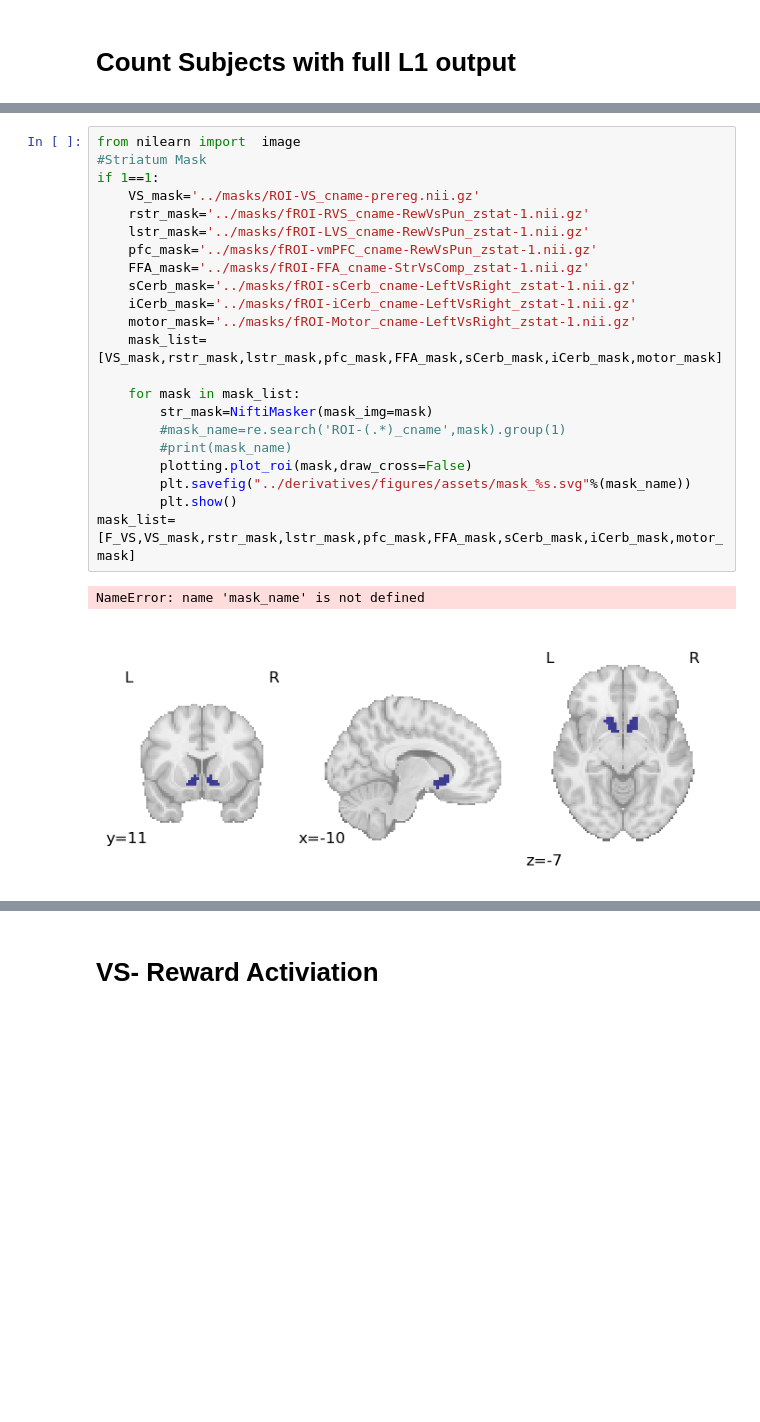
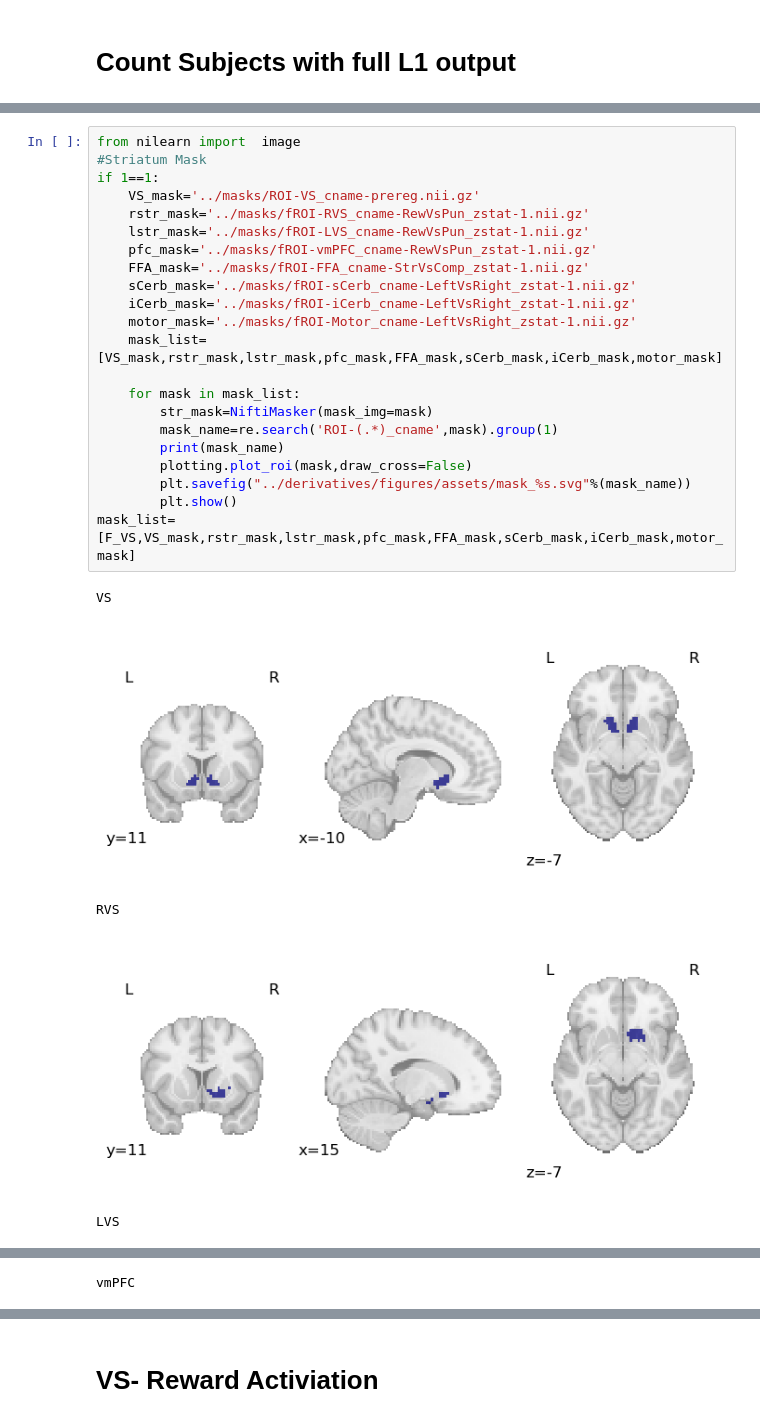
Before and after one commit to DVS-Lab/rf1-mbme-pilot, a Jupyter notebook: code/Zstat_analysis&figures.ipynb, the cells around one changed output, grey strips where cells are left out. Saved outputs shown, nothing was run; the diff lists cells and outputs as text; blank space fills up the shorter version.

Commit message:
modified mask figures

```diff
--- a/code/Zstat_analysis&figures.ipynb
+++ b/code/Zstat_analysis&figures.ipynb
@@ -94,25 +94,28 @@ plt.show()
 # %%
 from nilearn import  image
 #Striatum Mask
 if 1==1:
     VS_mask='../masks/ROI-VS_cname-prereg.nii.gz'
     rstr_mask='../masks/fROI-RVS_cname-RewVsPun_zstat-1.nii.gz'
     lstr_mask='../masks/fROI-LVS_cname-RewVsPun_zstat-1.nii.gz'
     pfc_mask='../masks/fROI-vmPFC_cname-RewVsPun_zstat-1.nii.gz'
     FFA_mask='../masks/fROI-FFA_cname-StrVsComp_zstat-1.nii.gz'
     sCerb_mask='../masks/fROI-sCerb_cname-LeftVsRight_zstat-1.nii.gz'
     iCerb_mask='../masks/fROI-iCerb_cname-LeftVsRight_zstat-1.nii.gz'
     motor_mask='../masks/fROI-Motor_cname-LeftVsRight_zstat-1.nii.gz'
     mask_list=[VS_mask,rstr_mask,lstr_mask,pfc_mask,FFA_mask,sCerb_mask,iCerb_mask,motor_mask]
 
     for mask in mask_list:
         str_mask=NiftiMasker(mask_img=mask)
-        #mask_name=re.search('ROI-(.*)_cname',mask).group(1)
-        #print(mask_name)
+        mask_name=re.search('ROI-(.*)_cname',mask).group(1)
+        print(mask_name)
         plotting.plot_roi(mask,draw_cross=False)
         plt.savefig("../derivatives/figures/assets/mask_%s.svg"%(mask_name))
         plt.show()
 mask_list=[F_VS,VS_mask,rstr_mask,lstr_mask,pfc_mask,FFA_mask,sCerb_mask,iCerb_mask,motor_mask]
 # %% [output]
-NameError: name 'mask_name' is not defined
+VS
 [figure]
+RVS
+[figure, added]
+LVS
@@ -118,0 +123 @@ NameError: name 'mask_name' is not defined
+vmPFC
```
Also changed, not shown: parts of 5 cells of this notebook, 9 other files.
